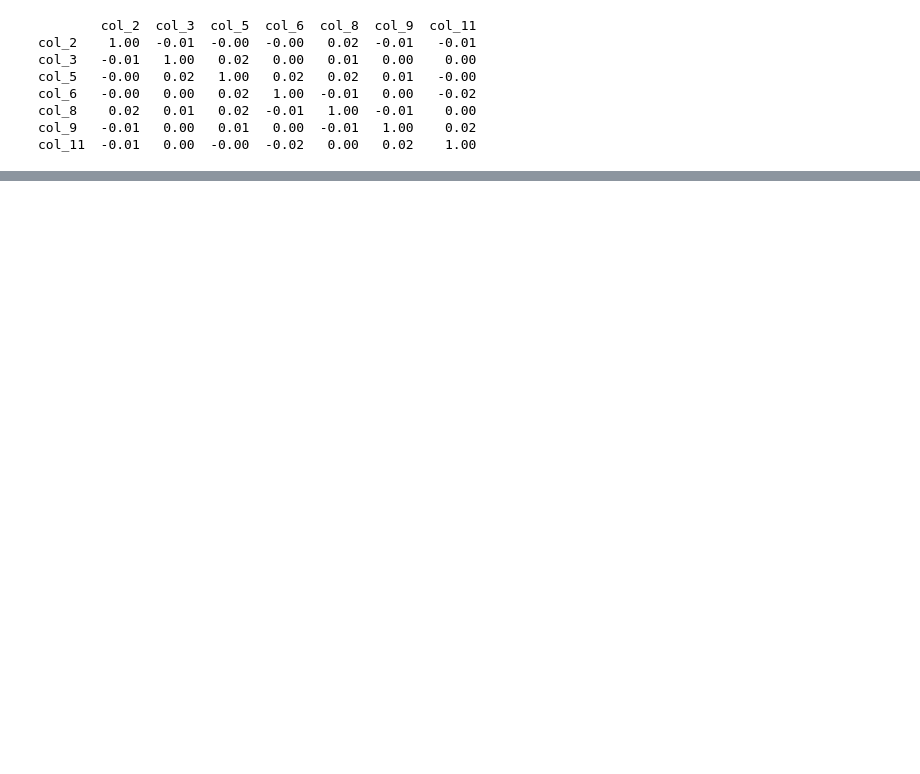
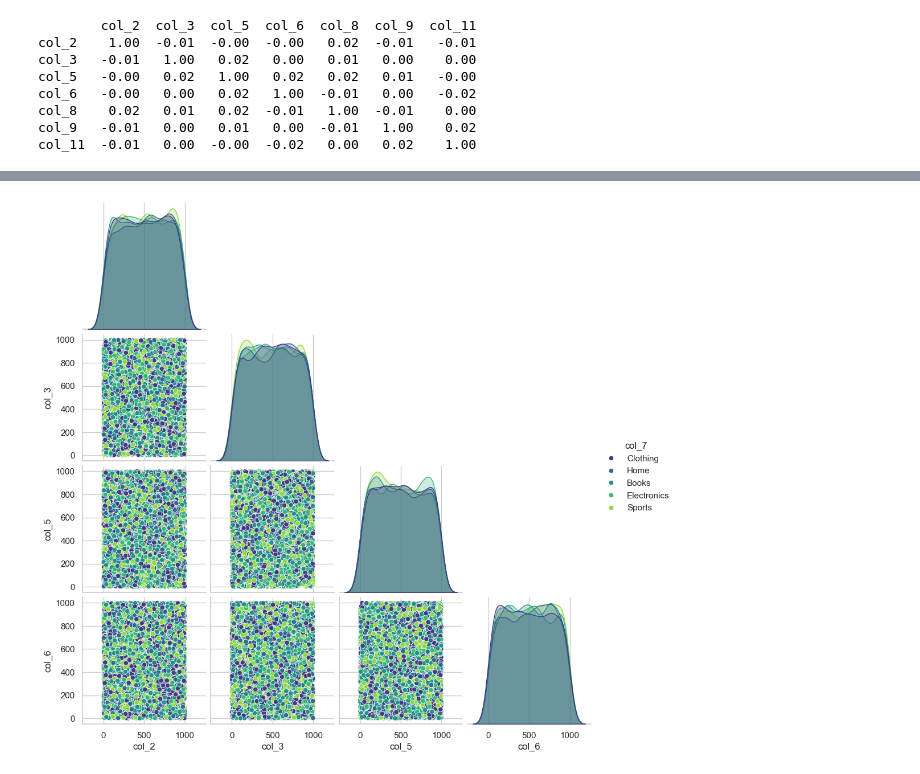
Before and after one commit to asset-data-ai/homework, a Jupyter notebook: lab6/lab6.ipynb, the cells around one changed output, grey strips where cells are left out. Cells and saved outputs as stored; diff of their text form; code cells hidden in the pictures; blank space fills up the shorter version.

```diff
--- a/lab6/lab6.ipynb
+++ b/lab6/lab6.ipynb
@@ -169,4 +192,10 @@ col_11  -0.01   0.00  -0.00  -0.02   0.00   0.02    1.00
 # %%
 #12
+target_cols = [f'col_{i}' for i in range(2, 7)] + ['col_7']
+df_subset = df[target_cols]
+g = sns.pairplot(df_subset, hue='col_7', palette='viridis', corner=True)
+plt.show()
+# %% [output]
+[figure, added]
 # %%
 #13
```
Also changed, not shown: parts of 27 cells of this notebook, 8 other files.
